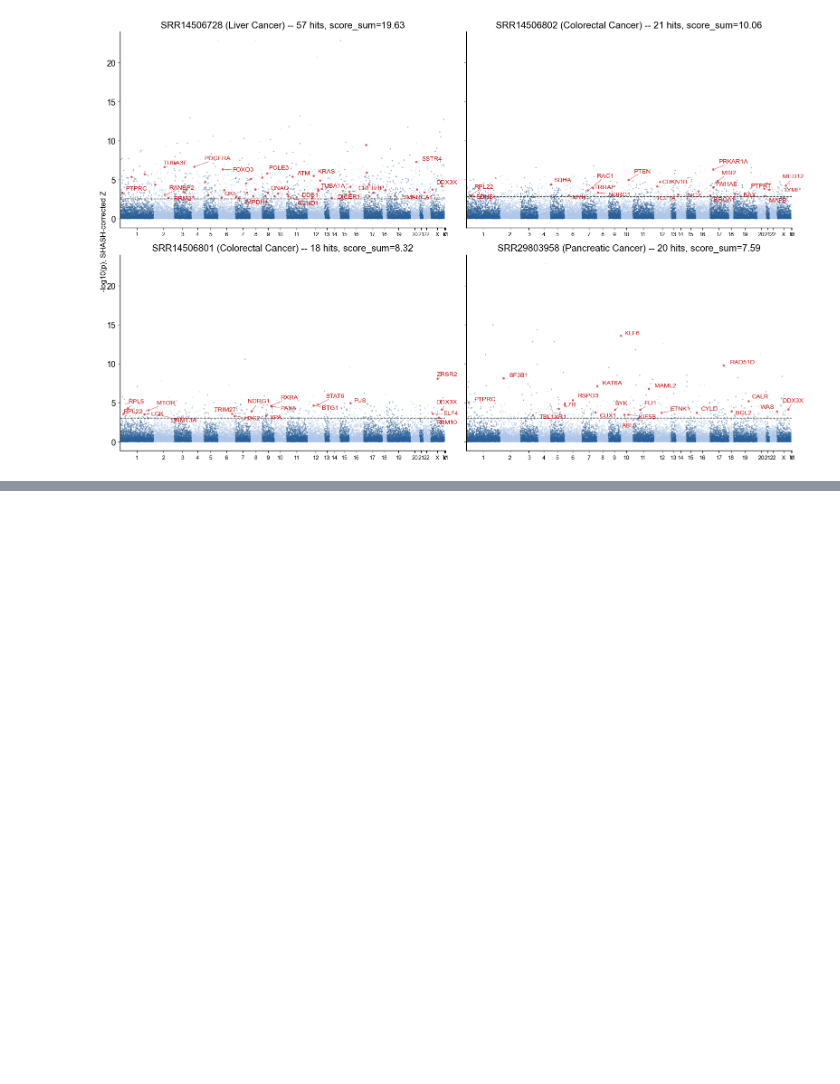
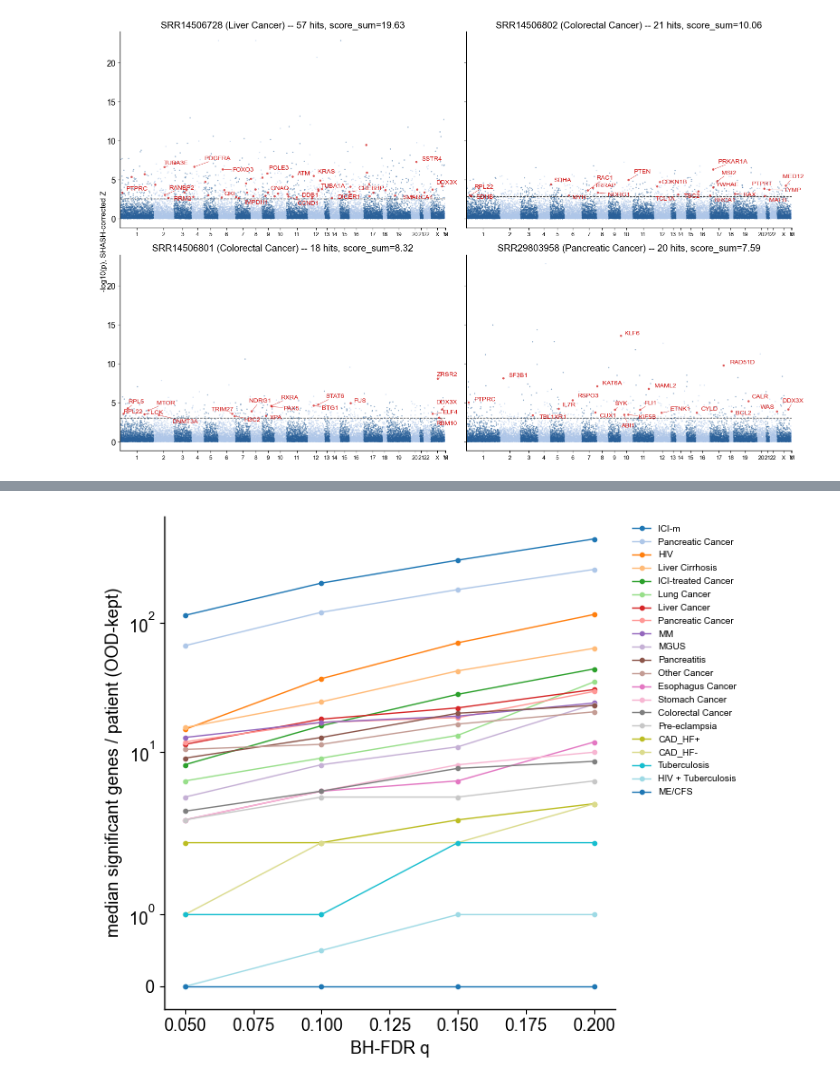
Before and after one commit to jmj3078/cfRNA_Disentaglement, a Jupyter notebook: MixedEffectsModeling/3_disease_scoring.ipynb, the cells around one changed output, grey strips where cells are left out. Saved outputs shown, nothing was run; the diff lists cells and outputs as text; code cells hidden in the pictures; blank space fills up the shorter version.

```diff
--- a/MixedEffectsModeling/3_disease_scoring.ipynb
+++ b/MixedEffectsModeling/3_disease_scoring.ipynb
@@ -531,0 +584,17 @@ Passing `palette` without assigning `hue` is deprecated and will be removed in v
+# %%
+fig, ax = plt.subplots(figsize=(7, 6))
+phenos_sorted = (sweep_summary[sweep_summary.q == 0.20]
+                 .sort_values('median', ascending=False)['phenotype'])
+palette = sns.color_palette('tab20', n_colors=len(phenos_sorted))
+for color, pheno in zip(palette, phenos_sorted):
+    sub = sweep_summary[sweep_summary.phenotype == pheno].sort_values('q')
+    ax.plot(sub['q'], sub['median'], marker='o', ms=3, lw=1, color=color, label=pheno)
+ax.set_xlabel('BH-FDR q')
+ax.set_ylabel('median significant genes / patient (OOD-kept)')
+ax.set_yscale('symlog')
+ax.legend(loc='upper left', bbox_to_anchor=(1.02, 1), fontsize=7, frameon=False)
+sns.despine(ax=ax)
+plt.tight_layout()
+fig.savefig(ZDIR / 'fdr_threshold_sweep.png', bbox_inches='tight', dpi=300)
+# %% [output]
+[figure, added]
```
Also changed, not shown: parts of 5 cells of this notebook, 11 other files.
